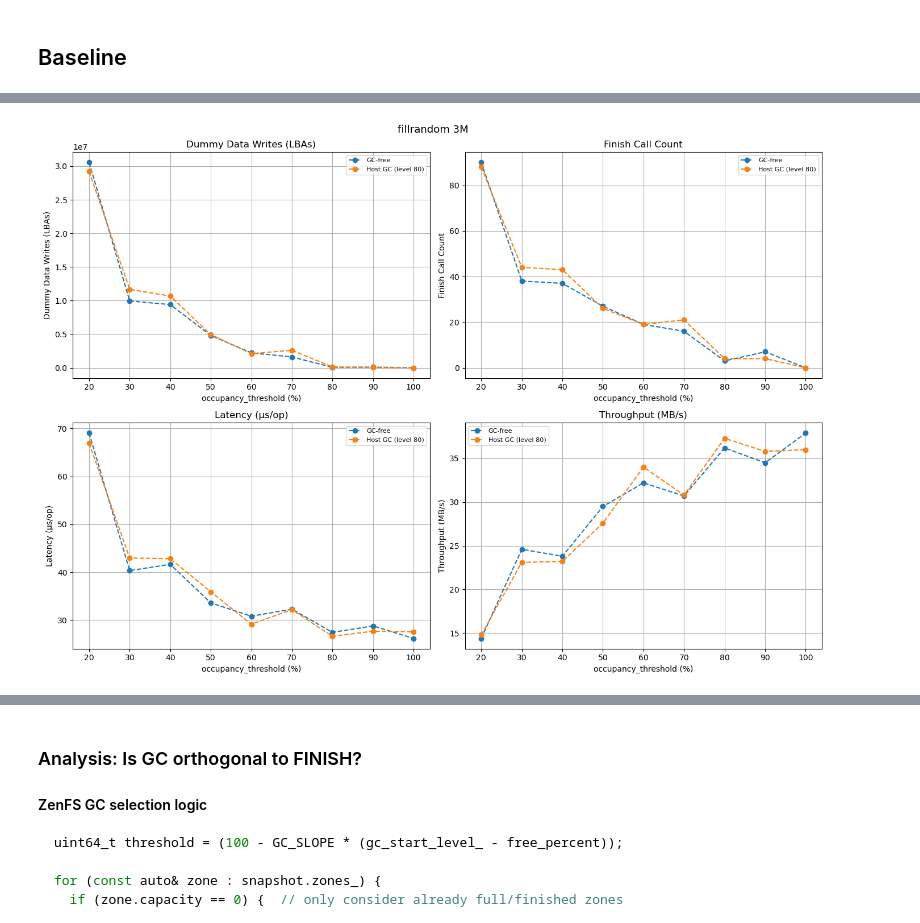
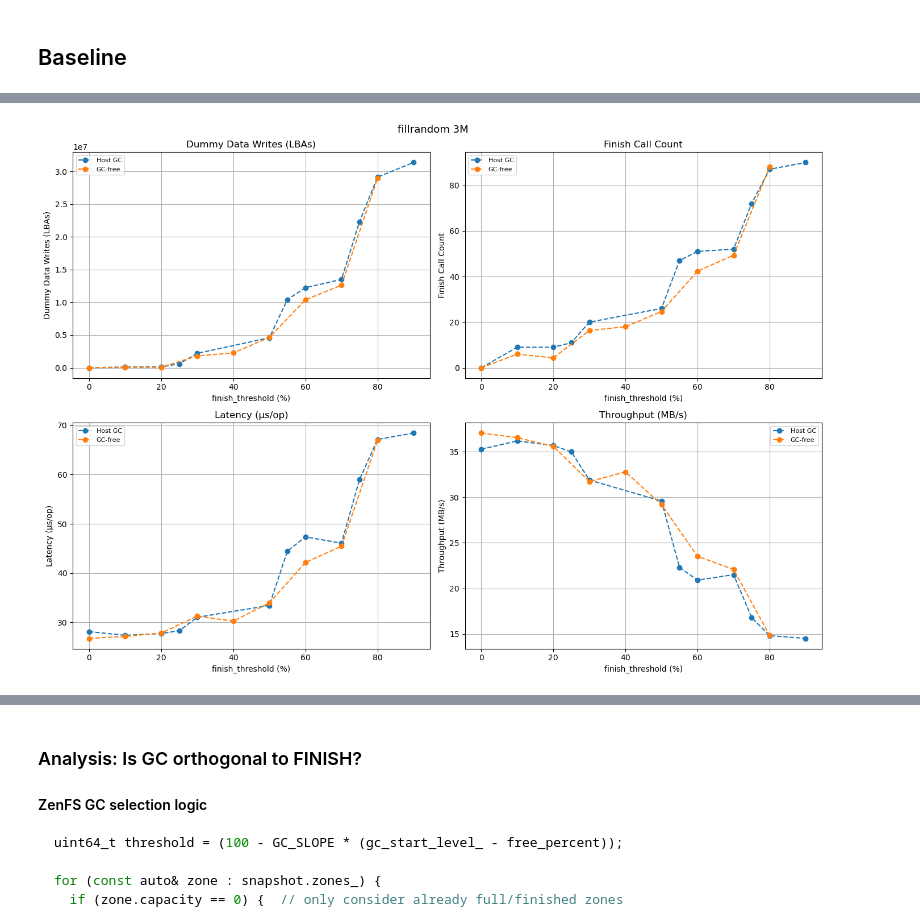
Before and after one commit to Nanat1/CS561_GC_Research, a Jupyter notebook: analysis/dlwa_analysis.ipynb, the cells around one changed output, grey strips where cells are left out. Saved outputs shown, nothing was run; the diff lists cells and outputs as text; code cells hidden in the pictures.

```diff
--- a/analysis/dlwa_analysis.ipynb
+++ b/analysis/dlwa_analysis.ipynb
@@ -170,13 +132,10 @@ def plot_baseline_avg(title, file_groups, labels=None, show_theory=False, yscale
 # %%
-# ── 在这里配置：每个 key 是图的标题，value 是要画在同一张图上的文件列表（一文件一线）──
-baseline_plots = {
-    "fillrandom 3M": [
-        "../results/baseline/fillrandom_3M_2.csv",
-        "../results/fillrandom_3M_gc80.csv"
+plot(
+    "fillrandom 3M",
+    [
+        "../results/exp1/fillrandom_3M_gc20.csv",
+        "../results/exp1/fillrandom_3M_gcfalse_avg.csv",
     ],
-}
-
-for title, files in baseline_plots.items():
-    plot_baseline(title, files)
+)
 # %% [output]
-[figure, old version]
+[figure, new version]
```
Also changed, not shown: parts of 19 cells of this notebook, 5 other files.
